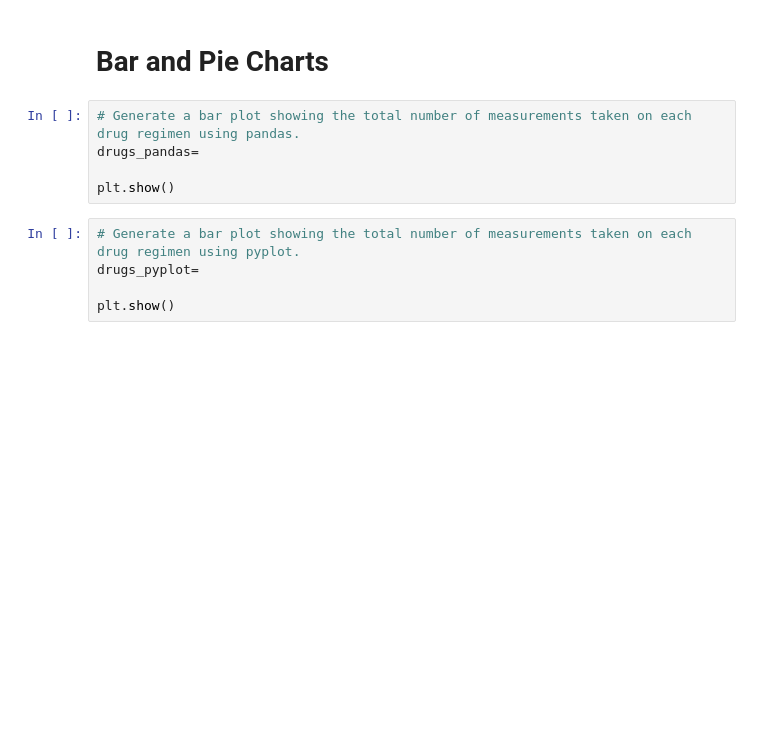
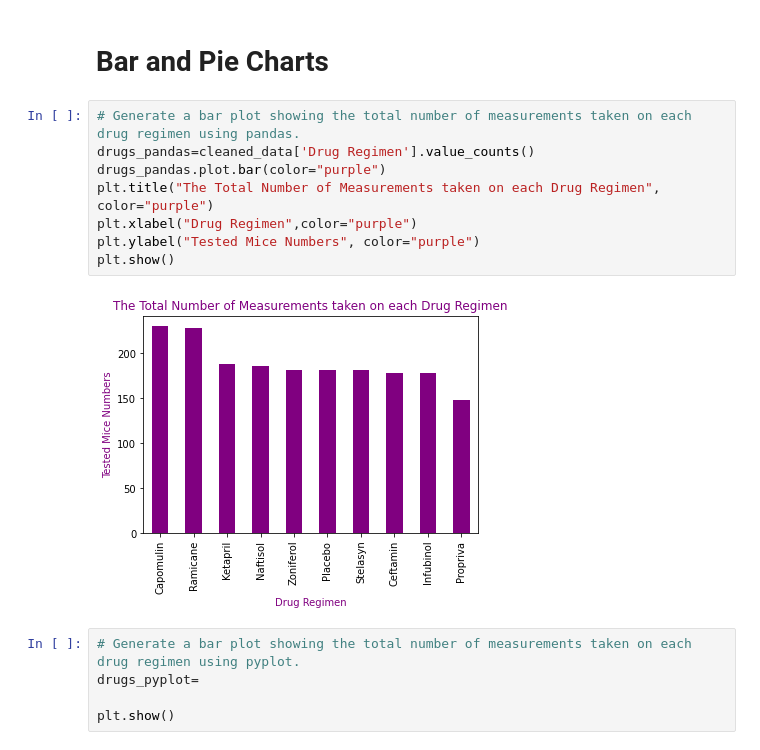
Before and after one commit to rbicer/Matplotlib-challenge, a Jupyter notebook: Pymaceuticals/pymaceuticals_starter.ipynb, the cells around one changed output. Saved outputs shown, nothing was run; the diff lists cells and outputs as text; blank space fills up the shorter version.

```diff
--- a/Pymaceuticals/pymaceuticals_starter.ipynb
+++ b/Pymaceuticals/pymaceuticals_starter.ipynb
@@ -139,9 +139,14 @@ table_summ
 # Bar and Pie Charts
 # %%
 # Generate a bar plot showing the total number of measurements taken on each drug regimen using pandas.
-drugs_pandas=
-
+drugs_pandas=cleaned_data['Drug Regimen'].value_counts()
+drugs_pandas.plot.bar(color="purple")
+plt.title("The Total Number of Measurements taken on each Drug Regimen", color="purple")
+plt.xlabel("Drug Regimen",color="purple")
+plt.ylabel("Tested Mice Numbers", color="purple")
 plt.show()
+# %% [output]
+[figure, added]
 # %%
 # Generate a bar plot showing the total number of measurements taken on each drug regimen using pyplot.
 drugs_pyplot=
```
Also changed, not shown: parts of 2 cells of this notebook.
